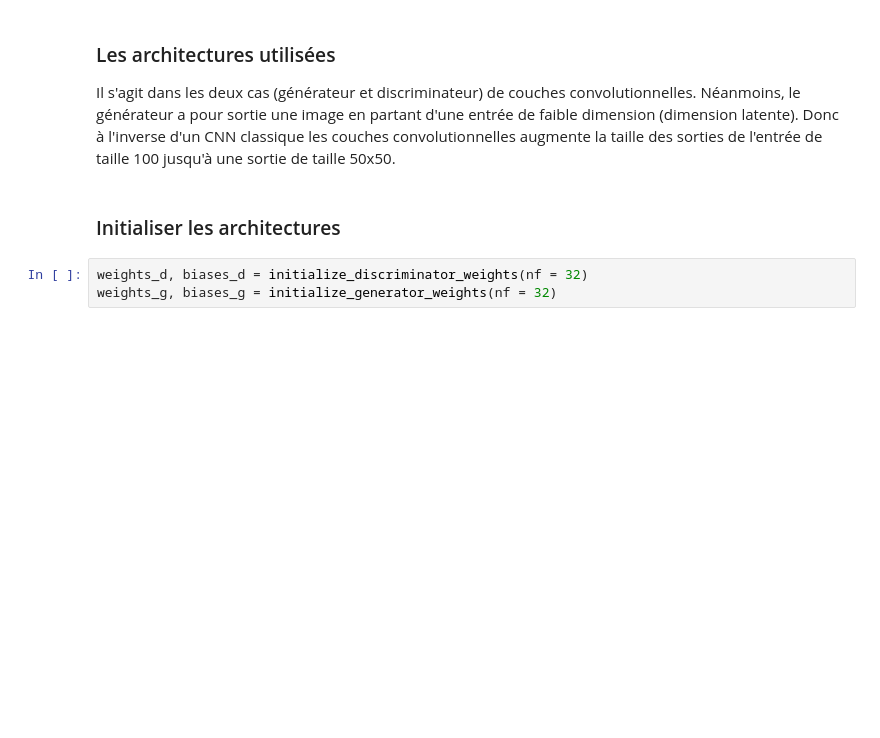
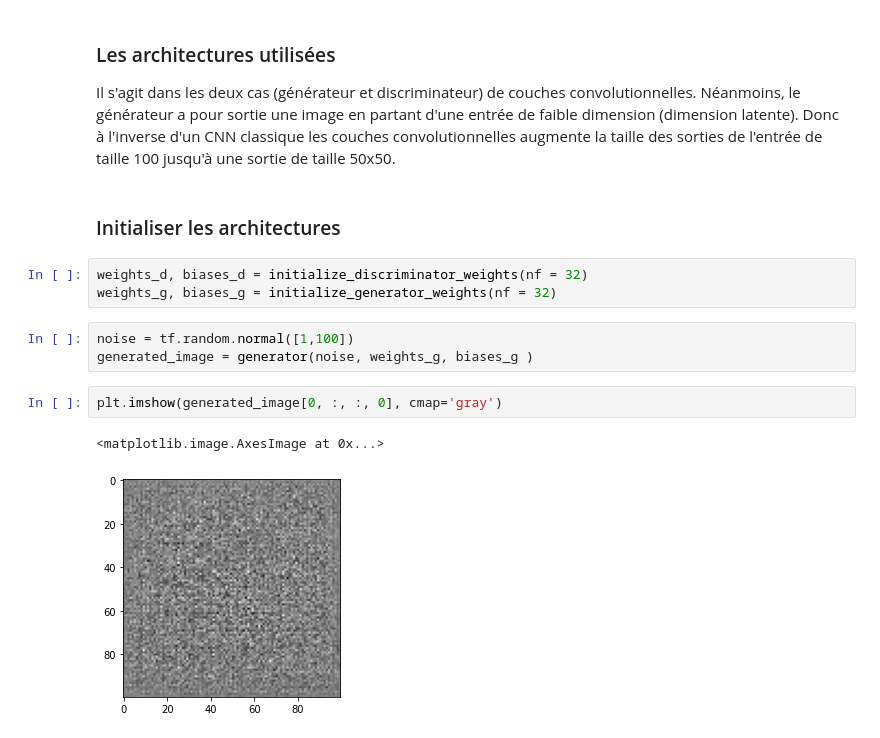
Before and after one commit to dbetteb/Design_Generation_GAN_Tensorflow, a Jupyter notebook: TP5_correction.ipynb, the cells around one changed output. Drawn from its saved outputs; the diff is of its cells as text; blank space fills up the shorter version.

```diff
--- a/TP5_correction.ipynb
+++ b/TP5_correction.ipynb
@@ -221,3 +221,11 @@ Il s'agit dans les deux cas (générateur et discriminateur) de couches convolut
 # %%
 weights_d, biases_d = initialize_discriminator_weights(nf = 32)
 weights_g, biases_g = initialize_generator_weights(nf = 32)
+# %%
+noise = tf.random.normal([1,100])
+generated_image = generator(noise, weights_g, biases_g )
+# %%
+plt.imshow(generated_image[0, :, :, 0], cmap='gray')
+# %% [output]
+<matplotlib.image.AxesImage at 0x...>
+[figure, added]
```
